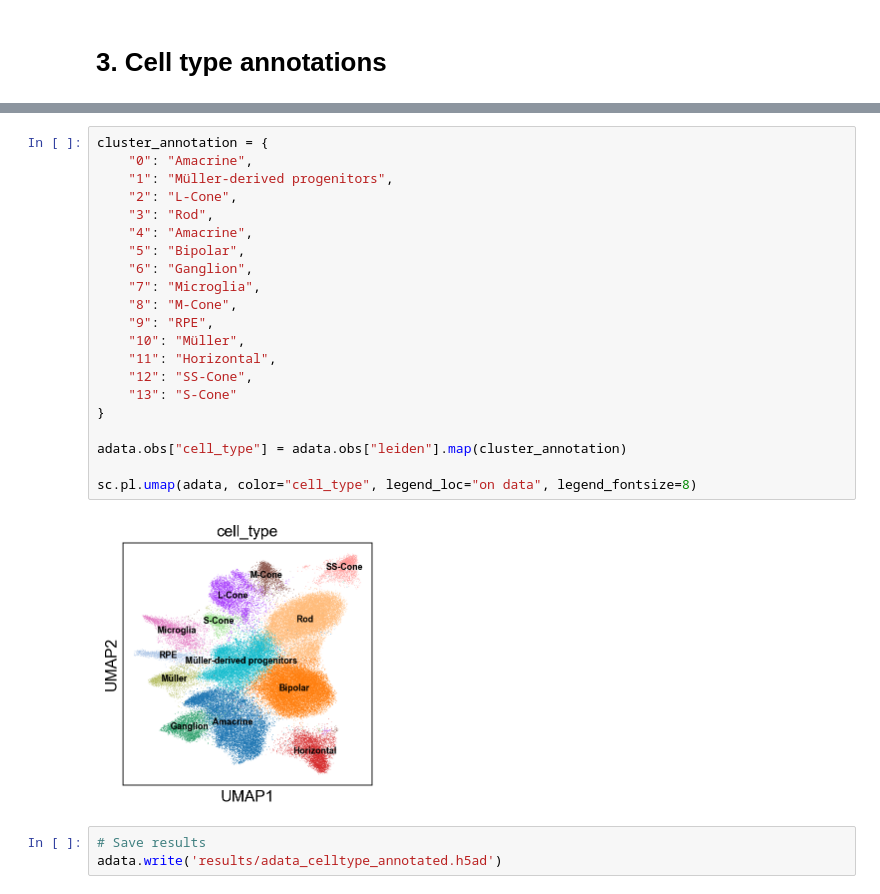
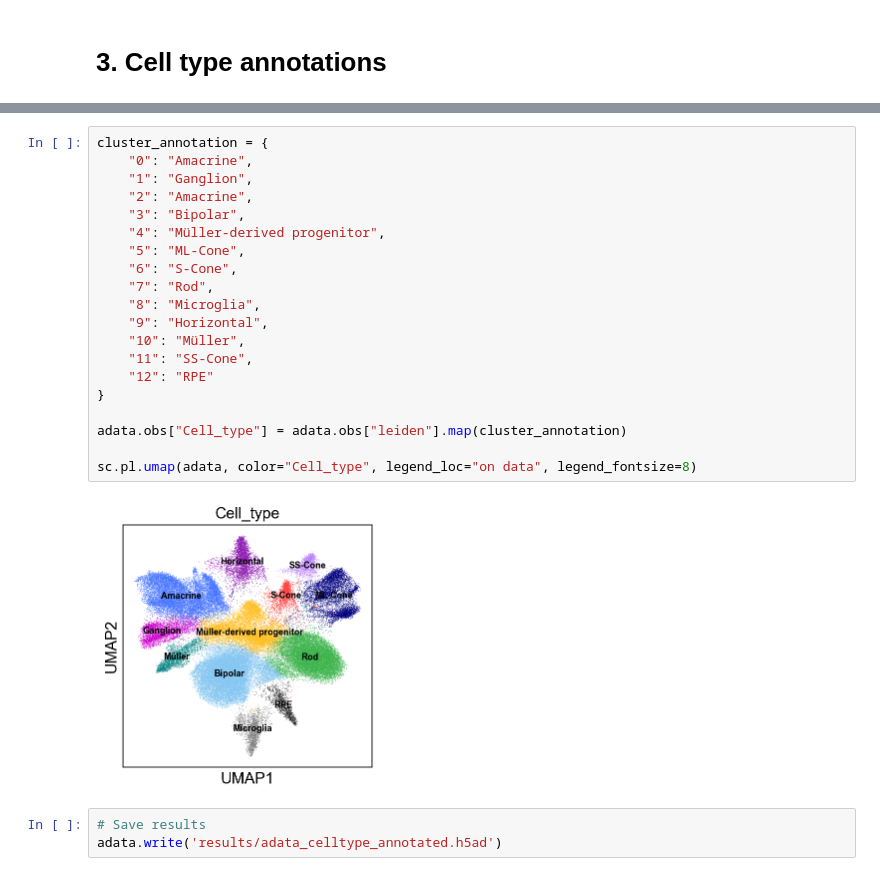
Before and after one commit to MarikaAbe/ancestors, a Jupyter notebook: 1_celltype_annotations.ipynb, the cells around one changed output, grey strips where cells are left out. Cells and saved outputs as stored; diff of their text form.

```diff
--- a/1_celltype_annotations.ipynb
+++ b/1_celltype_annotations.ipynb
@@ -184,26 +222,25 @@ DEG.head(30)
 # %%
 cluster_annotation = {
     "0": "Amacrine",
-    "1": "Müller-derived progenitors",
-    "2": "L-Cone",
-    "3": "Rod",
-    "4": "Amacrine",
-    "5": "Bipolar",
-    "6": "Ganglion",
-    "7": "Microglia",
-    "8": "M-Cone",
-    "9": "RPE",
+    "1": "Ganglion",
+    "2": "Amacrine",
+    "3": "Bipolar",
+    "4": "Müller-derived progenitor",
+    "5": "ML-Cone",
+    "6": "S-Cone",
+    "7": "Rod",
+    "8": "Microglia",
+    "9": "Horizontal",
     "10": "Müller",
-    "11": "Horizontal",
-    "12": "SS-Cone",
-    "13": "S-Cone"
+    "11": "SS-Cone",
+    "12": "RPE"
 }
 
-adata.obs["cell_type"] = adata.obs["leiden"].map(cluster_annotation)
+adata.obs["Cell_type"] = adata.obs["leiden"].map(cluster_annotation)
 
-sc.pl.umap(adata, color="cell_type", legend_loc="on data", legend_fontsize=8)
+sc.pl.umap(adata, color="Cell_type", legend_loc="on data", legend_fontsize=8)
 # %% [output]
-[figure, old version]
+[figure, new version]
 # %%
 # Save results
 adata.write('results/adata_celltype_annotated.h5ad')
```
Also changed, not shown: parts of 8 cells of this notebook.
